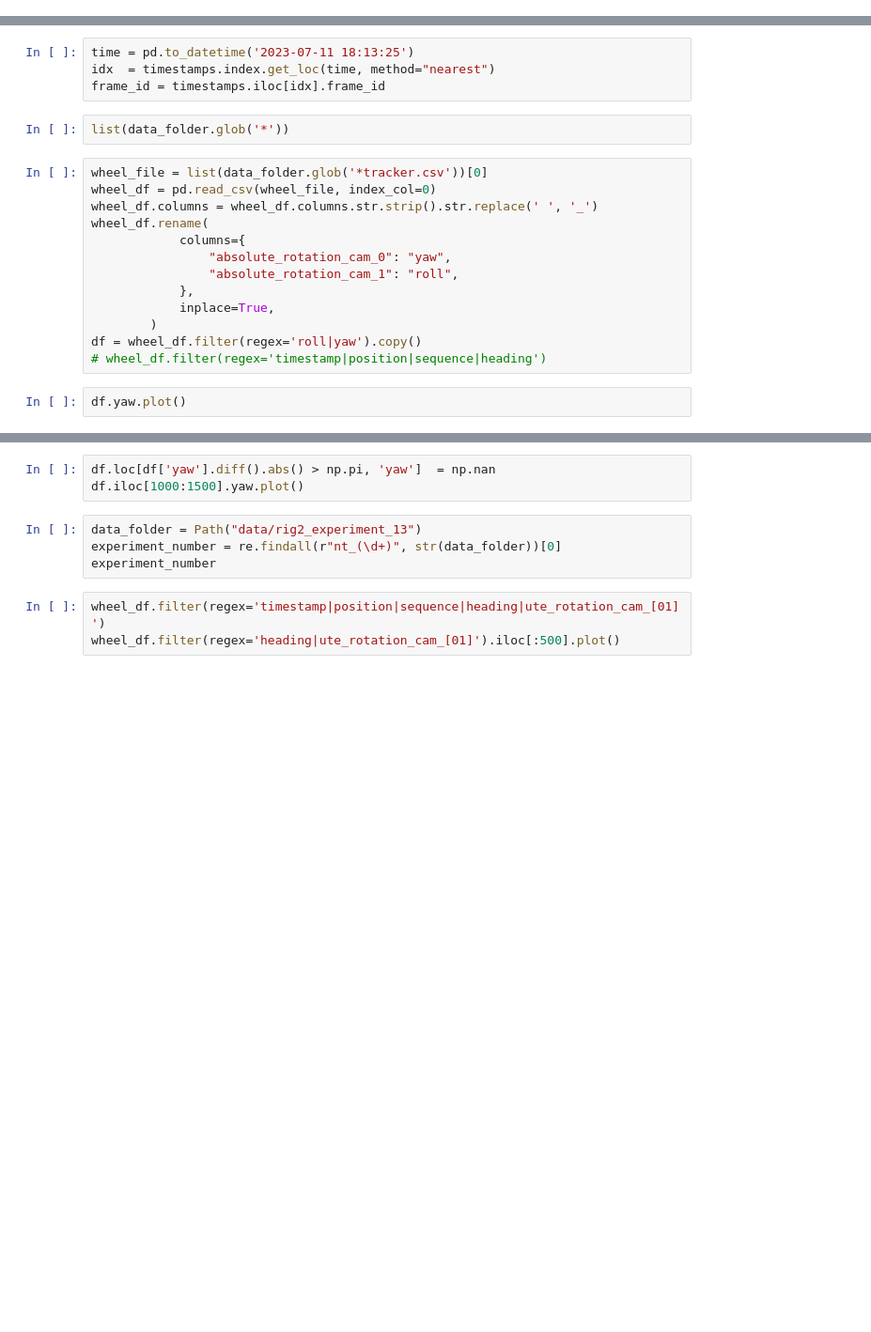
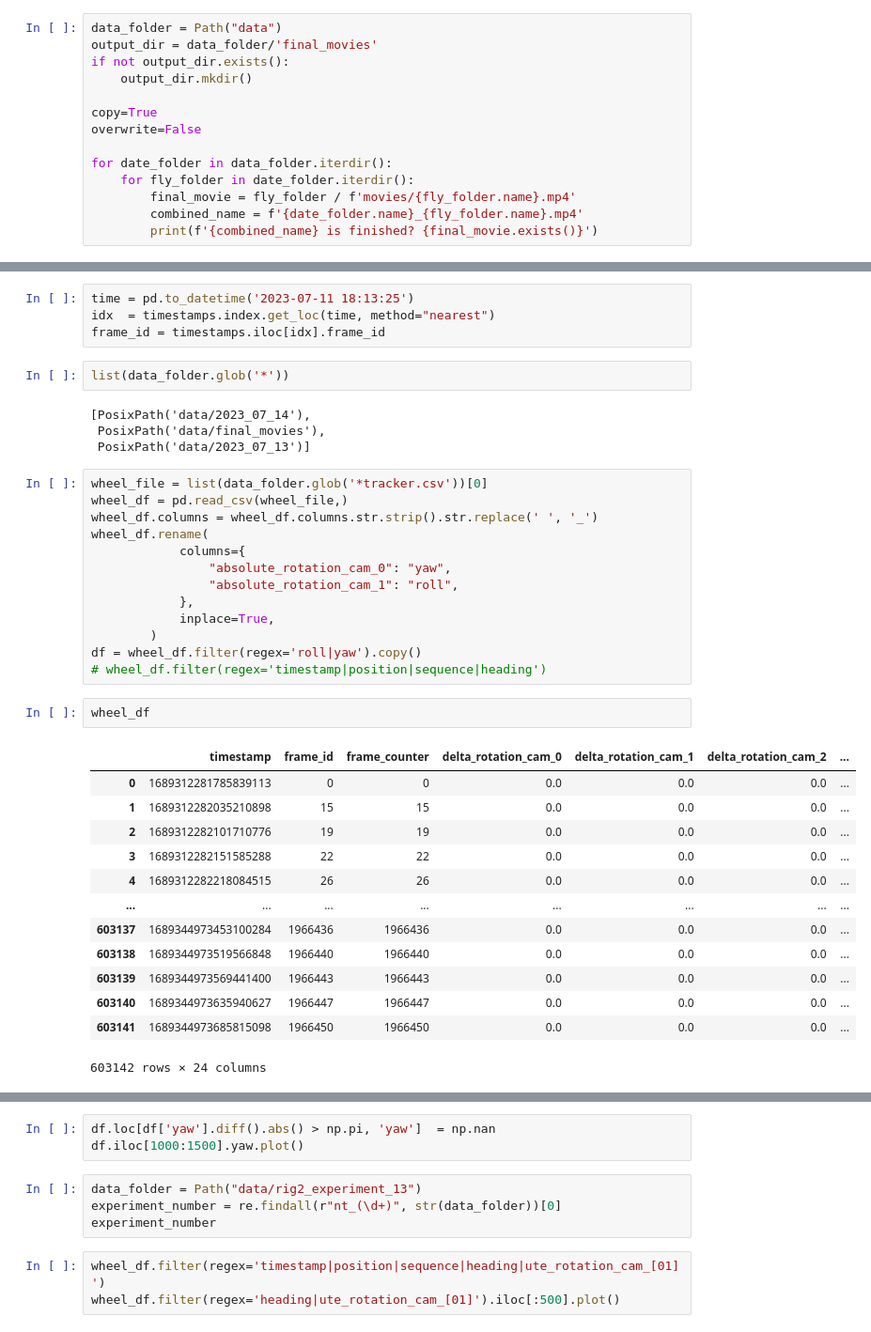
Before and after one commit to jazzlw/two_axis_gap_wheel_analysis, a Jupyter notebook: two_axis_gap_testing.ipynb, the cells around one changed output, grey strips where cells are left out. Shown at 94% size. Saved outputs shown, nothing was run; the diff lists cells and outputs as text; blank space fills up the shorter version.

```diff
--- a/two_axis_gap_testing.ipynb
+++ b/two_axis_gap_testing.ipynb
@@ -19,0 +30,14 @@ timestamps[::10]
+# %%
+data_folder = Path("data")
+output_dir = data_folder/'final_movies'
+if not output_dir.exists():
+    output_dir.mkdir()
+
+copy=True
+overwrite=False
+
+for date_folder in data_folder.iterdir():
+    for fly_folder in date_folder.iterdir():
+        final_movie = fly_folder / f'movies/{fly_folder.name}.mp4'
+        combined_name = f'{date_folder.name}_{fly_folder.name}.mp4'
+        print(f'{combined_name} is finished? {final_movie.exists()}')
@@ -23,9 +65,13 @@ idx  = timestamps.index.get_loc(time, method="nearest")
 frame_id = timestamps.iloc[idx].frame_id
 # %%
 list(data_folder.glob('*'))
+# %% [output]
+[PosixPath('data/2023_07_14'),
+ PosixPath('data/final_movies'),
+ PosixPath('data/2023_07_13')]
 # %%
 wheel_file = list(data_folder.glob('*tracker.csv'))[0]
-wheel_df = pd.read_csv(wheel_file, index_col=0)
+wheel_df = pd.read_csv(wheel_file,)
 wheel_df.columns = wheel_df.columns.str.strip().str.replace(' ', '_')
 wheel_df.rename(
             columns={
@@ -36,5 +82,19 @@ wheel_df.rename(
         )
 df = wheel_df.filter(regex='roll|yaw').copy()
 # wheel_df.filter(regex='timestamp|position|sequence|heading')
-# %%
-df.yaw.plot()
+# %%
+wheel_df
+# %% [output]
+|  | timestamp | frame_id | frame_counter | delta_rotation_cam_0 | delta_rotation_cam_1 | delta_rotation_cam_2 | ... |
+| 0 | 1689312281785839113 | 0 | 0 | 0.0 | 0.0 | 0.0 | ... |
+| 1 | 1689312282035210898 | 15 | 15 | 0.0 | 0.0 | 0.0 | ... |
+| 2 | 1689312282101710776 | 19 | 19 | 0.0 | 0.0 | 0.0 | ... |
+| 3 | 1689312282151585288 | 22 | 22 | 0.0 | 0.0 | 0.0 | ... |
+| 4 | 1689312282218084515 | 26 | 26 | 0.0 | 0.0 | 0.0 | ... |
+| ... | ... | ... | ... | ... | ... | ... | ... |
+| 603137 | 1689344973453100284 | 1966436 | 1966436 | 0.0 | 0.0 | 0.0 | ... |
+| 603138 | 1689344973519566848 | 1966440 | 1966440 | 0.0 | 0.0 | 0.0 | ... |
+| 603139 | 1689344973569441400 | 1966443 | 1966443 | 0.0 | 0.0 | 0.0 | ... |
+| 603140 | 1689344973635940627 | 1966447 | 1966447 | 0.0 | 0.0 | 0.0 | ... |
+| 603141 | 1689344973685815098 | 1966450 | 1966450 | 0.0 | 0.0 | 0.0 | ... |
+603142 rows × 24 columns
```
Also changed, not shown: parts of 7 cells of this notebook, 2 other files.
